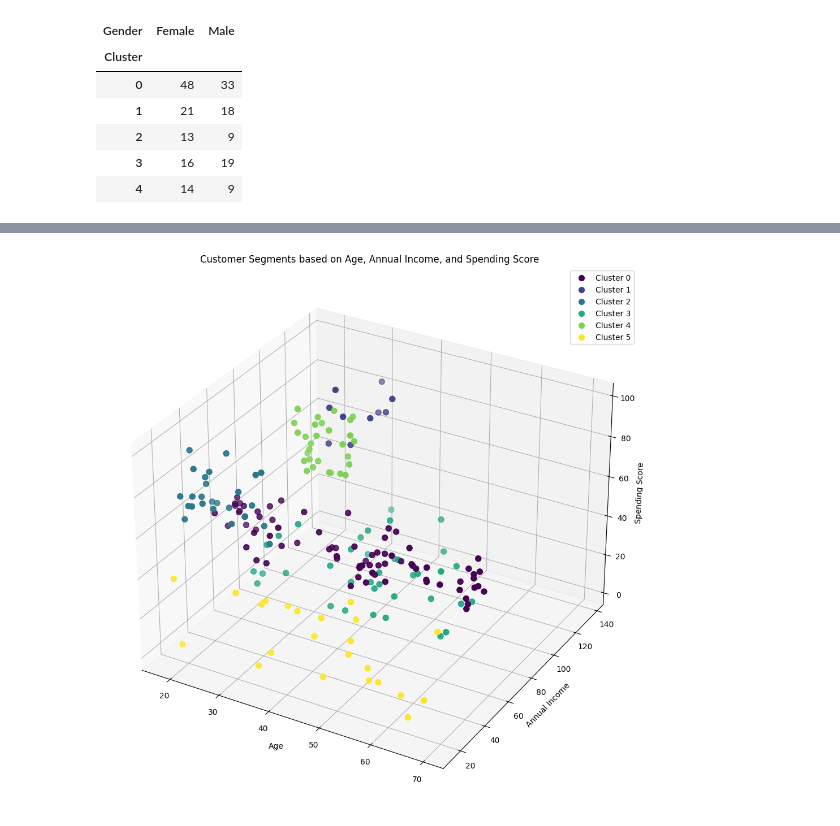
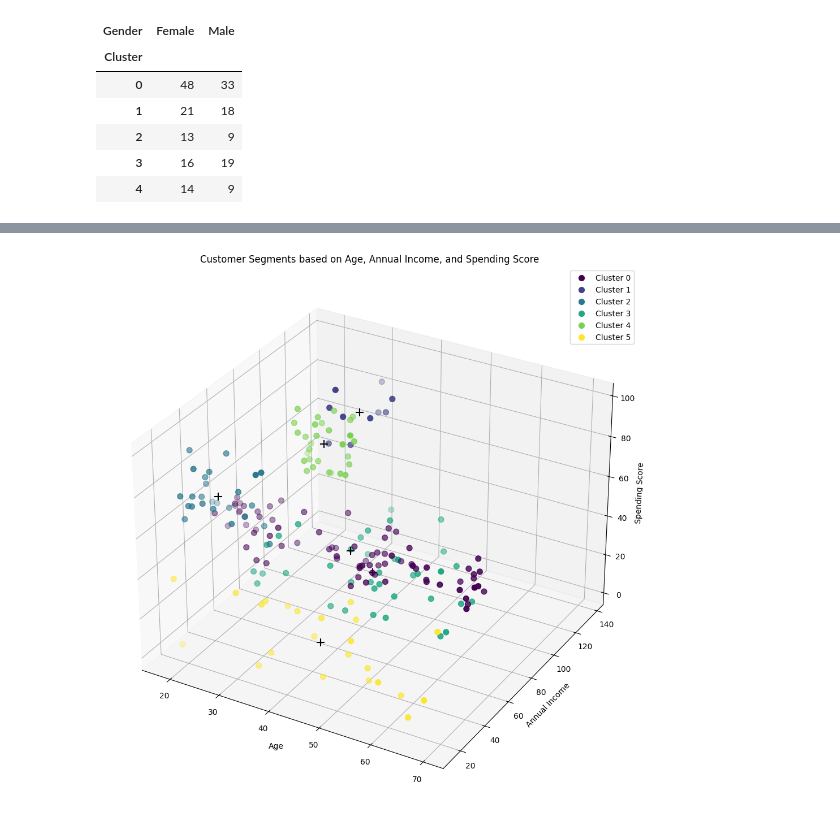
Before and after one commit to nkorlov-data/Mall-Customer-Segmentation-Clustering, a Jupyter notebook: MallCustomerClustering.ipynb, the cells around one changed output, grey strips where cells are left out. Saved outputs shown, nothing was run; the diff lists cells and outputs as text; code cells hidden in the pictures.

```diff
--- a/MallCustomerClustering.ipynb
+++ b/MallCustomerClustering.ipynb
@@ -160,23 +168,25 @@ plt.show()
 # %%
 clustering2 = KMeans(n_clusters = 6, random_state = 42, init = "k-means++")
 df["MultiCluster"] = clustering2.fit_predict(df[num_columns])
 
 figure = plt.figure(figsize = (10,10))
 ax = figure.add_subplot(111, projection = "3d")
-ax.scatter(df["Age"], df["Annual Income (k$)"],df["Spending Score (1-100)"], c = df["MultiCluster"], s = 50, cmap = "viridis")
 clusters = sorted(df["MultiCluster"].unique())
 colors = plt.cm.viridis([i / (len(clusters) - 1) for i in range(len(clusters))])
 
 for cluster_id, color in zip(clusters, colors):
     subset = df[df["MultiCluster"] == cluster_id]
     ax.scatter(subset["Age"], subset["Annual Income (k$)"], subset["Spending Score (1-100)"],
                s=50, color=color, label=f"Cluster {cluster_id}")
+centers2 = pd.DataFrame(clustering2.cluster_centers_)
+centers2.columns = ["x","y","z"]
+ax.scatter(centers2["x"], centers2["y"], centers2["z"], s=100, marker="+", color = "black", depthshade=False)
 ax.set_xlabel("Age")
 ax.set_ylabel("Annual Income")
 ax.set_zlabel("Spending Score")
 plt.title('Customer Segments based on Age, Annual Income, and Spending Score')
 plt.legend()
 plt.tight_layout()
 plt.show()
 # %% [output]
-[figure, old version]
+[figure, new version]
```
Also changed, not shown: parts of 12 cells of this notebook.
